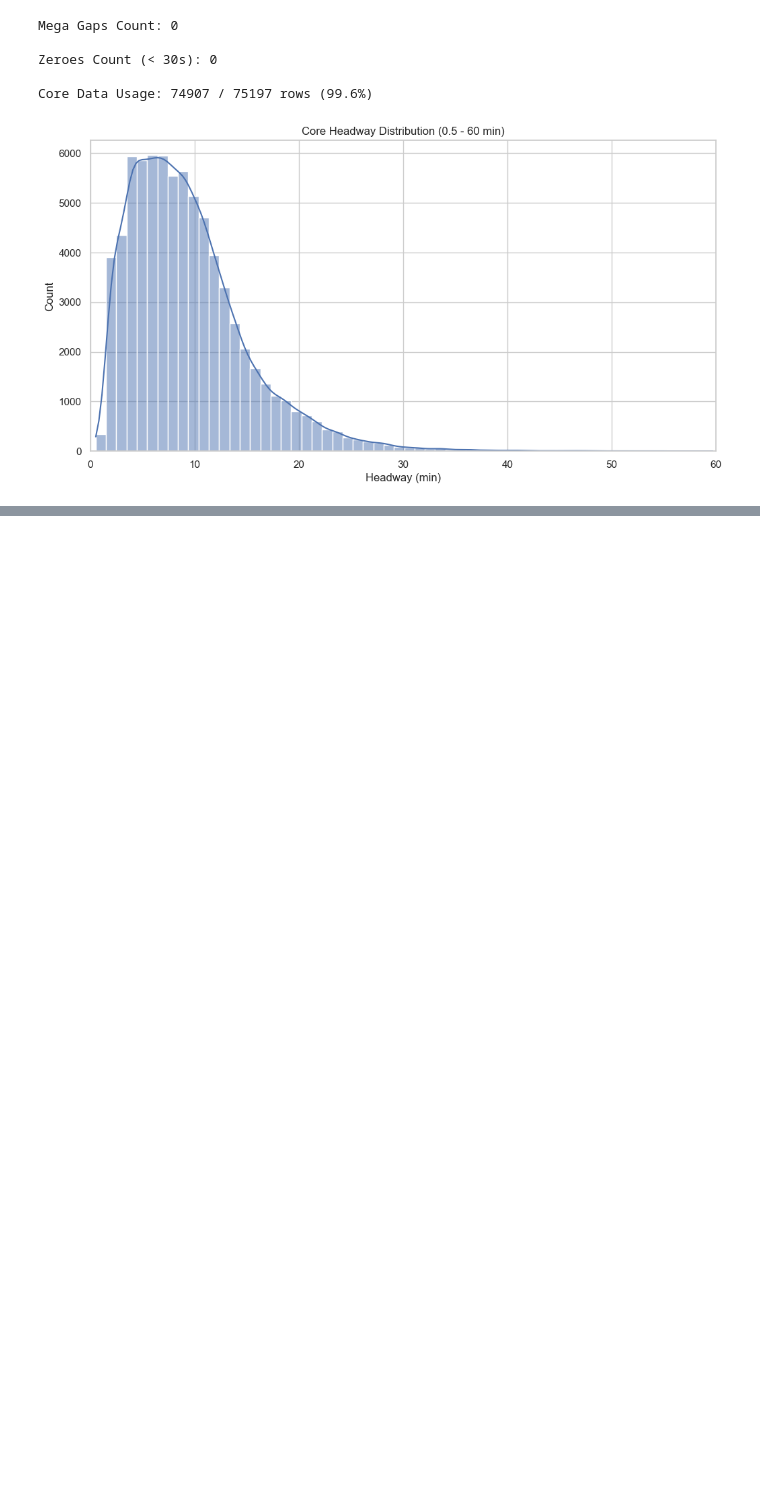
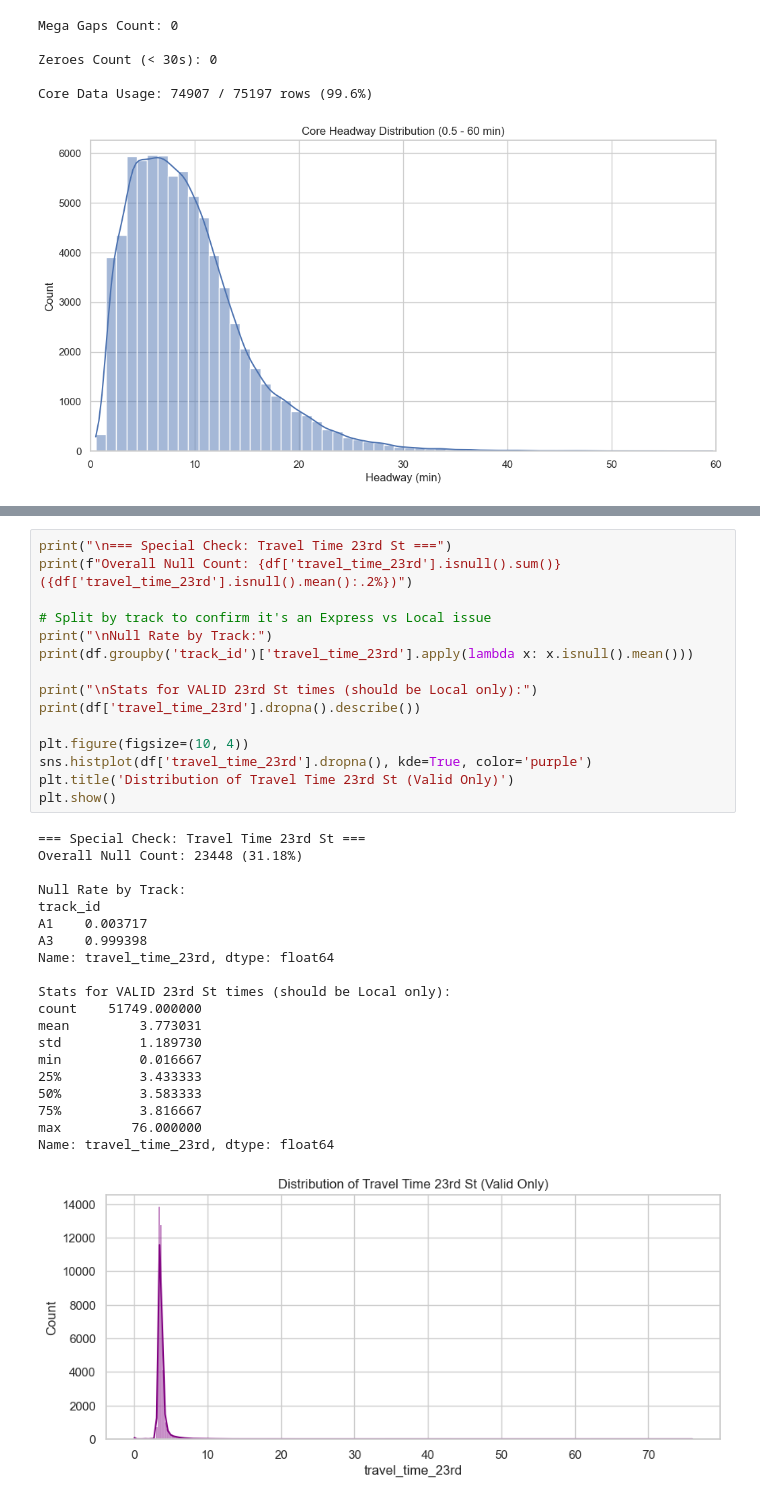
Before and after one commit to DanHerman212/headway-prediction, a Jupyter notebook: notebooks/eda_processed_data.ipynb, the cells around one changed output, grey strips where cells are left out. Saved outputs shown, nothing was run; the diff lists cells and outputs as text; blank space fills up the shorter version.

```diff
--- a/notebooks/eda_processed_data.ipynb
+++ b/notebooks/eda_processed_data.ipynb
@@ -318,0 +426,36 @@ Core Data Usage: 74907 / 75197 rows (99.6%)
+# %%
+print("\n=== Special Check: Travel Time 23rd St ===")
+print(f"Overall Null Count: {df['travel_time_23rd'].isnull().sum()} ({df['travel_time_23rd'].isnull().mean():.2%})")
+
+# Split by track to confirm it's an Express vs Local issue
+print("\nNull Rate by Track:")
+print(df.groupby('track_id')['travel_time_23rd'].apply(lambda x: x.isnull().mean()))
+
+print("\nStats for VALID 23rd St times (should be Local only):")
+print(df['travel_time_23rd'].dropna().describe())
+
+plt.figure(figsize=(10, 4))
+sns.histplot(df['travel_time_23rd'].dropna(), kde=True, color='purple')
+plt.title('Distribution of Travel Time 23rd St (Valid Only)')
+plt.show()
+# %% [output]
+=== Special Check: Travel Time 23rd St ===
+Overall Null Count: 23448 (31.18%)
+
+Null Rate by Track:
+track_id
+A1    0.003717
+A3    0.999398
+Name: travel_time_23rd, dtype: float64
+
+Stats for VALID 23rd St times (should be Local only):
+count    51749.000000
+mean         3.773031
+std          1.189730
+min          0.016667
+25%          3.433333
+50%          3.583333
+75%          3.816667
+max         76.000000
+Name: travel_time_23rd, dtype: float64
+[figure, added]
```
Also changed, not shown: parts of 4 cells of this notebook, 3 other files.
